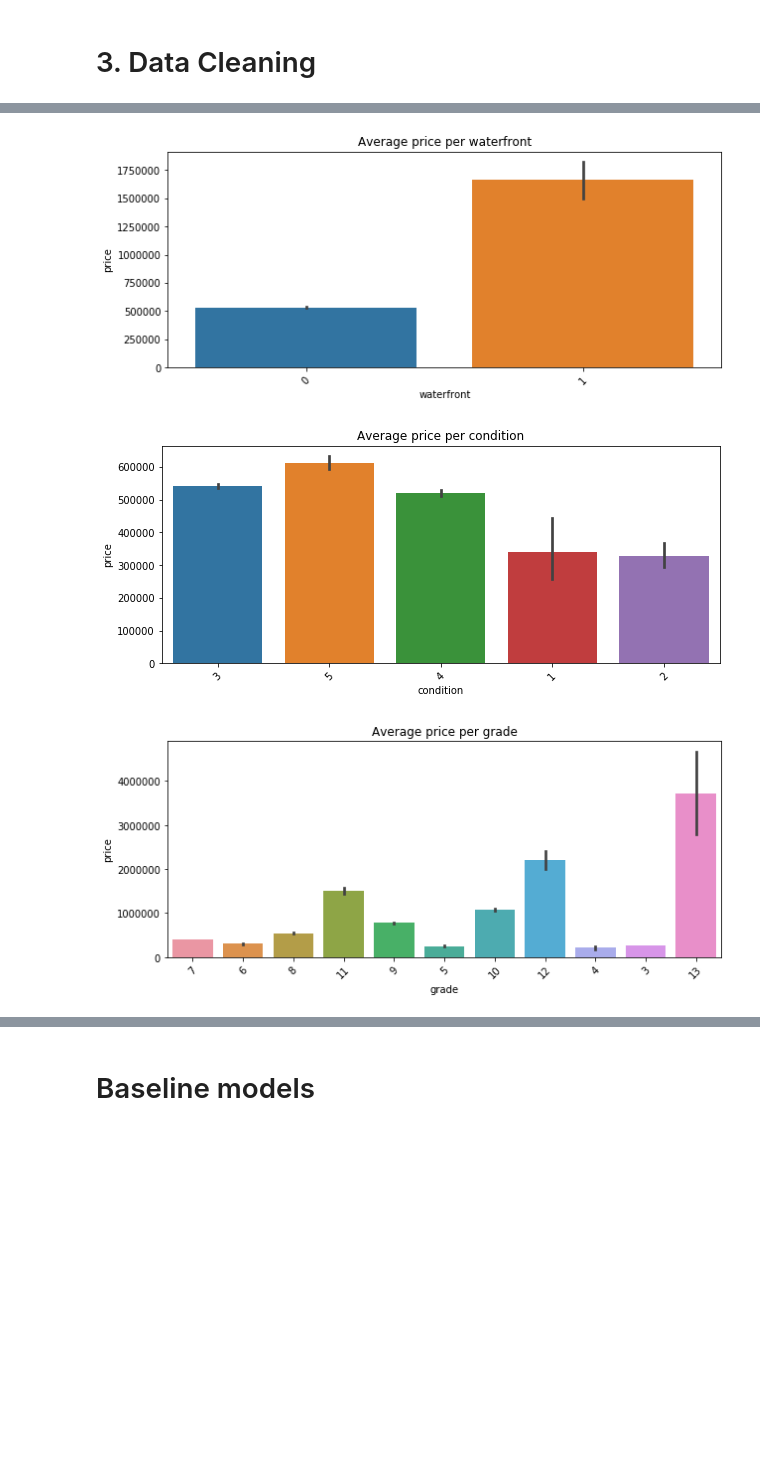
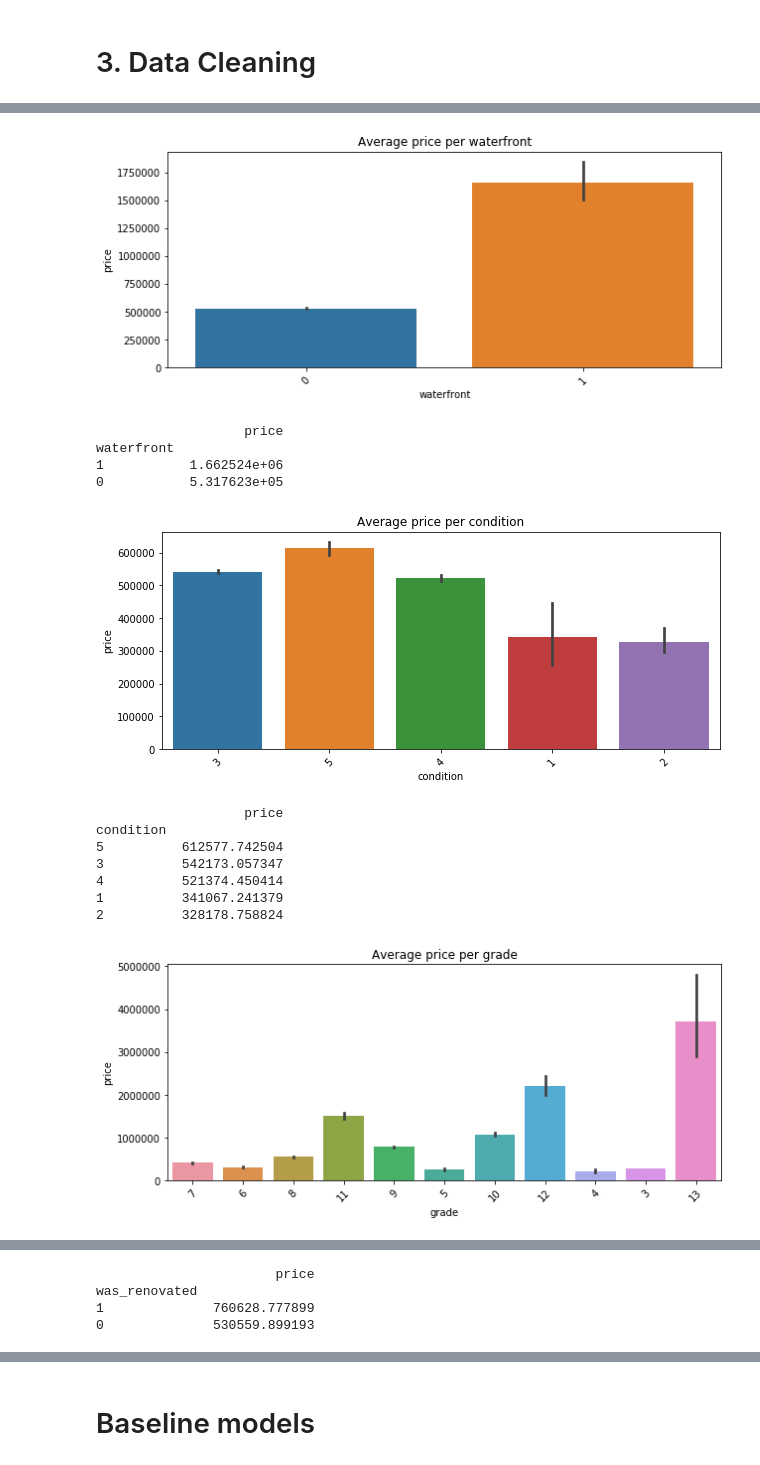
Before and after one commit to dooinn/data_mid_bootcamp_project_regression, a Jupyter notebook: house_price_prediction.ipynb, the cells around one changed output, grey strips where cells are left out. Cells and saved outputs as stored; diff of their text form; code cells hidden in the pictures; blank space fills up the shorter version.

```diff
--- a/house_price_prediction.ipynb
+++ b/house_price_prediction.ipynb
@@ -278,17 +398,0 @@ for column in df_numerical.columns[1:18]:
-# %%
-outliers_dict = {}
-
-for col in df_numerical.columns:
-
-    Q1 = df_numerical[col].quantile(0.25)
-    Q3 = df_numerical[col].quantile(0.75)
-    IQR = Q3 - Q1
-
-    outliers = df_numerical[(df_numerical[col] < (Q1 - 1.5 * IQR)) | (df_numerical[col] > (Q3 + 1.5 * IQR))][col]
-
-    outlier_percentage = round((len(outliers) / len(df_numerical[col]) * 100),2)
-
-    outliers_dict[col] = {'outliers_count': len(outliers), 'outliers_percentage': outlier_percentage}
-    outliers_df = pd.DataFrame.from_dict(outliers_dict, orient='index')
-
-outliers_df
@@ -338,17 +450,22 @@ plt.show()
+# %%
+df['was_renovated'] = df['yr_renovated'].apply(lambda x: 0 if x == 0 else 1)
+df['has_basement'] = df['sqft_basement'].apply(lambda x: 0 if x == 0 else 1)
 # %%
-df_new = df.copy()
-cols_to_convert = ['waterfront', 'condition', 'grade']
+df_cat = df.copy()
+cols_to_convert = ['waterfront', 'condition', 'grade','was_renovated','has_basement']
 
 for col in cols_to_convert:
-    df_new[col] = df_new[col].astype(str)
+    df_cat[col] = df_cat[col].astype(str)
 # %%
-for column in df_new.select_dtypes(include=['object']).columns:
+for column in df_cat.select_dtypes(include=['object']).columns:
     plt.figure(figsize=(10, 4))
-    # Calculate the order of categories based on their counts and use it for the plot
-    order = df_new[column].value_counts().index
-    sns.countplot(x=column, data=df_new, order=order)
+    order = df_cat[column].value_counts().index
+    sns.countplot(x=column, data=df_cat, order=order)
     plt.title(f'Countplot of {column}')
     plt.xticks(rotation=45)
     plt.show()
+
+    count_table = df_cat[column].value_counts()
+    print(count_table)
 # %% [output]
 [figure]
@@ -358,11 +521,25 @@ for column in df_new.select_dtypes(include=['object']).columns:
 # %%
-for column in df_new.select_dtypes(include=['object']).columns:
+for column in df_cat.select_dtypes(include=['object']).columns:
     plt.figure(figsize=(10, 4))
-    sns.barplot(x=column, y='price', data=df_new)
+    sns.barplot(x=column, y='price', data=df_cat)
     plt.title(f'Average price per {column}')
     plt.xticks(rotation=45)
     plt.show()
+
+    avg_price = pd.concat([df_cat[column], df['price']], axis=1).groupby(column).mean()
+    print(avg_price.sort_values(by='price',ascending=False))
 # %% [output]
-[figure, old version]
+[figure, new version]
+                   price
+waterfront
+1           1.662524e+06
+0           5.317623e+05
 [figure]
+                   price
+condition
+5          612577.742504
+3          542173.057347
+4          521374.450414
+1          341067.241379
+2          328178.758824
-[figure, old version]
+[figure, new version]
@@ -369,0 +578,4 @@ for column in df_new.select_dtypes(include=['object']).columns:
+                       price
+was_renovated
+1              760628.777899
+0              530559.899193
```
Also changed, not shown: parts of 57 cells of this notebook.
